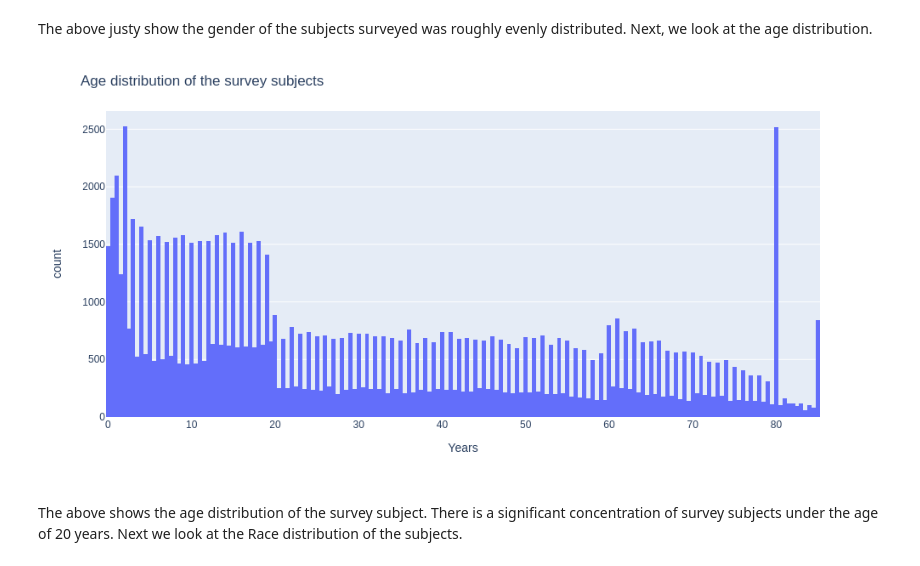
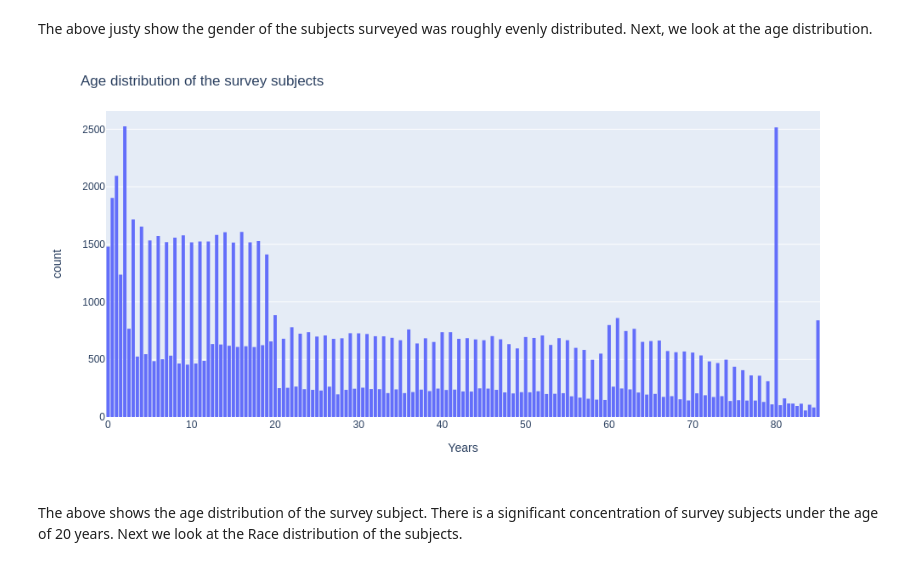
Before and after one commit to kkrusere/NHANES-Data-Visualization-Dashboard-on-Health-Disparities-and-Inequities, a Jupyter notebook: NHANES_data_collection_and_EDA.ipynb, the cells around one changed output. Saved outputs shown, nothing was run; the diff lists cells and outputs as text; code cells hidden in the pictures.

```diff
--- a/NHANES_data_collection_and_EDA.ipynb
+++ b/NHANES_data_collection_and_EDA.ipynb
@@ -1103,15 +1121,16 @@ The above justy show the gender of the subjects surveyed was roughly evenly dist
 # %%
 def from_months2years(x):
   year = x/12
   return year
 
 temp_df = pd.DataFrame([round(from_months2years(x), 1) for x in dataframe["Age in Months - Recode"]], columns= ["Years"])
 fig = px.histogram(temp_df, x="Years")
+fig.update_layout(bargap=0.2)
 fig.update_layout(title_text="Age distribution of the survey subjects")
 fig.show(renderer='png', height=500, width=1000)
 #fig.show()
 # %% [output]
-[figure, old version]
+[figure, new version]
 # %% [markdown]
 The above shows the age distribution of the survey subject. There is a significant concentration of survey subjects under the age of 20 years. Next we look at the Race distribution of the subjects.
 # %%
```
Also changed, not shown: parts of 11 cells of this notebook.
